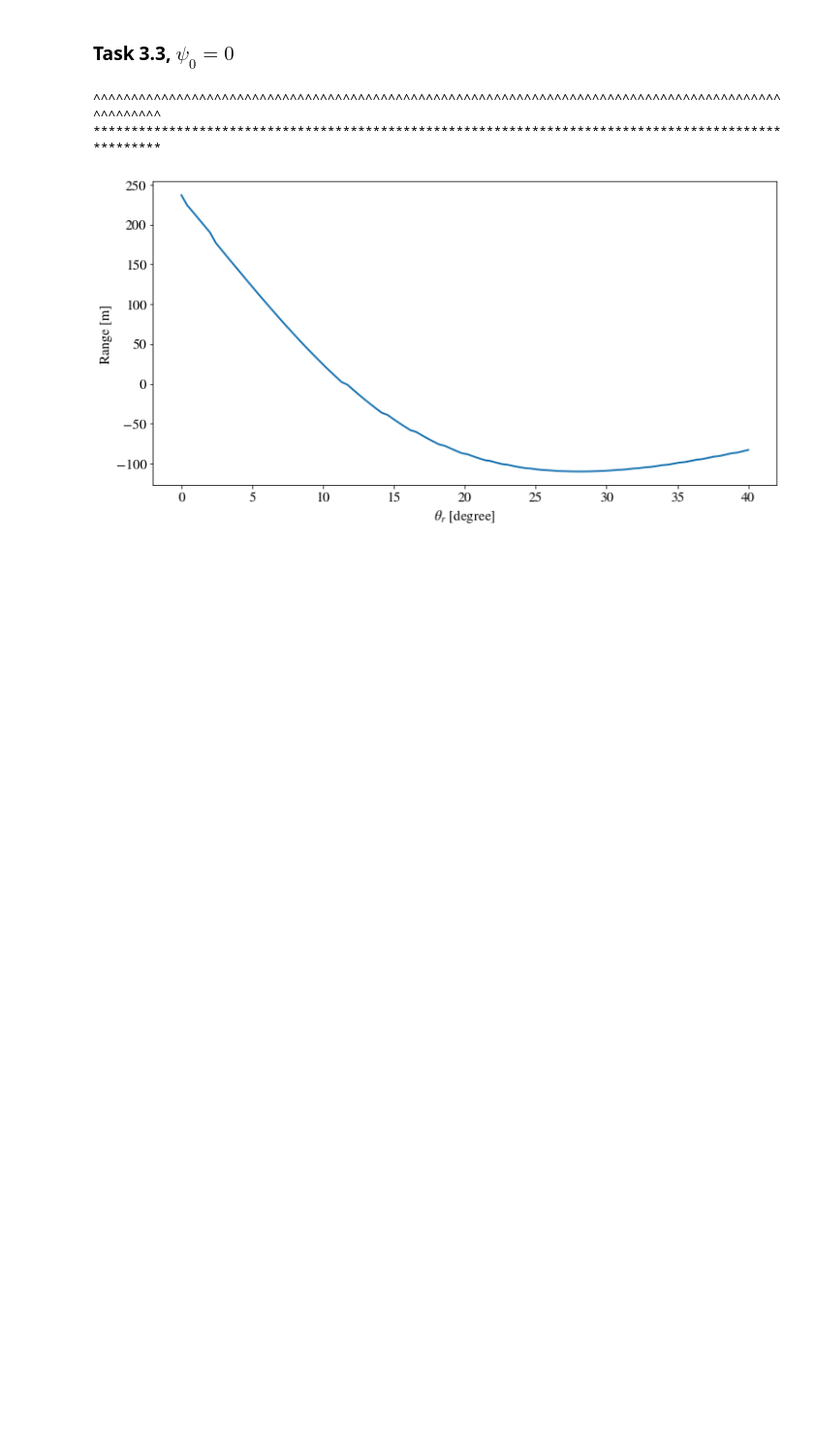
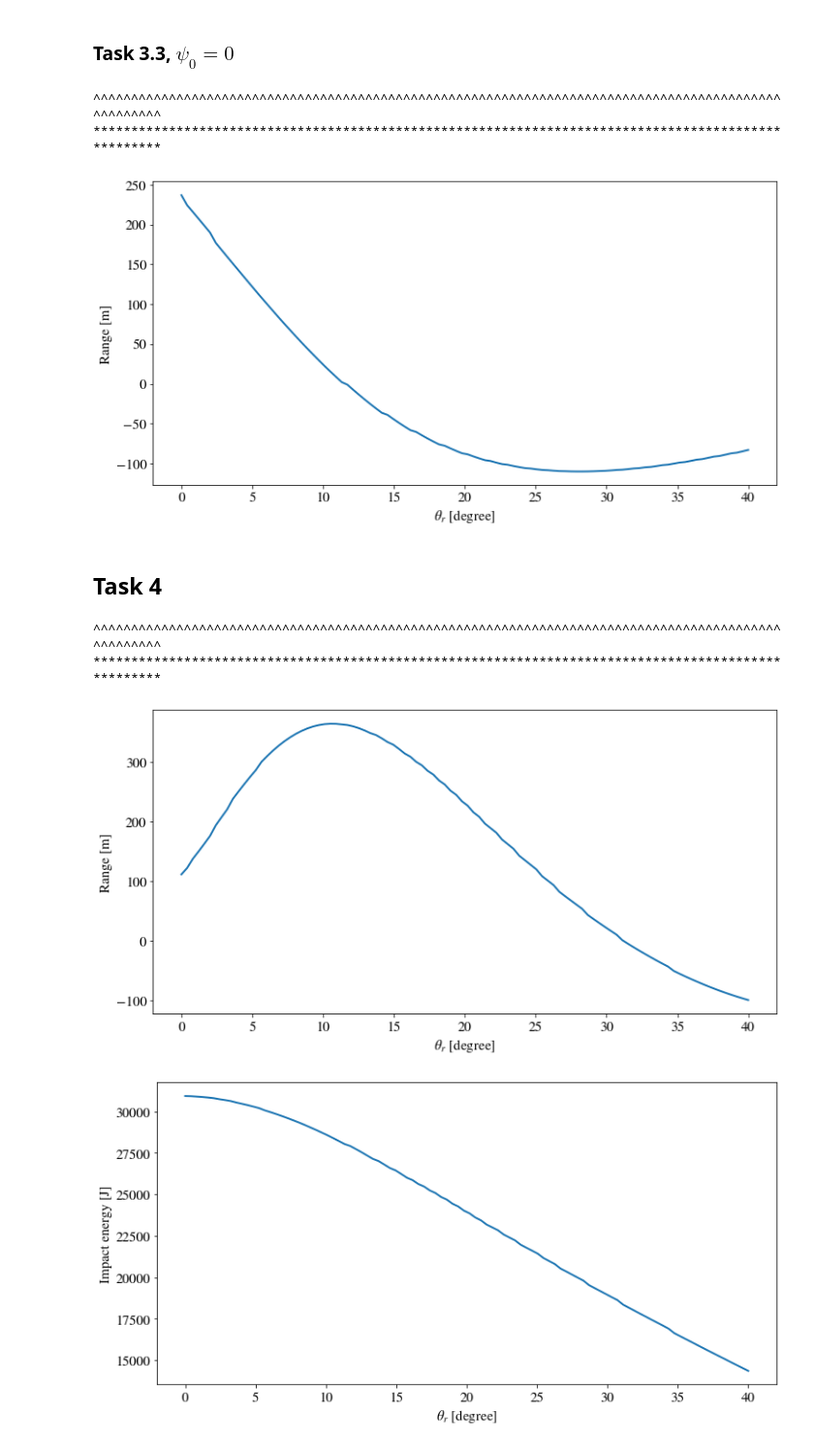
Before and after one commit to sindrelothe/TFY4345-project-2-H2021, a Jupyter notebook: Nummerisk prosjekt Sindre Lothe.ipynb, the cells around one changed output. Shown: that part at 97% size. Drawn from its saved outputs; the diff is of its cells as text; code cells hidden in the pictures; blank space fills up the shorter version.

Commit message:
Wrote code for task 4

```diff
--- a/Nummerisk prosjekt Sindre Lothe.ipynb
+++ b/Nummerisk prosjekt Sindre Lothe.ipynb
@@ -332,10 +332,10 @@ h: float = 0.001
 thetar_list = np.linspace(0, 40*np.pi/180, 100)
 lengths = np.zeros(len(thetar_list))
 print("^"*len(thetar_list))
-y0_trebuchet_task3_2: np.ndarray = np.array([theta0, dtheta0, 0, dpsi0])
+y0_trebuchet_task3_3: np.ndarray = np.array([theta0, dtheta0, 0, dpsi0])
 for i in range(len(thetar_list)):
     print("*", end="")
-    y_list: np.ndarray = Runge_Kutta4_new_version(F_lambda_treb, y0_trebuchet_task3_2, h, lambda y : y[0] < thetar_list[i])
+    y_list: np.ndarray = Runge_Kutta4_new_version(F_lambda_treb, y0_trebuchet_task3_3, h, lambda y : y[0] < thetar_list[i])
     positions: np.ndarray = r2b_function(y_list[:, 0], y_list[:, 2], l2, l3, l4)
     velocities: np.ndarray = v2b_function(y_list[:, 0], y_list[:, 1], y_list[:, 2], y_list[:, 3], l2, l4)
     init_vals: np.ndarray = np.array([positions[0, -1], velocities[0, -1], positions[1, -1], velocities[1, -1]])
@@ -351,3 +351,40 @@ plt.ylabel("Range [m]")
 plt.show()
 # %% [output]
 [figure]
+# %% [markdown]
+## Task 4
+# %%
+# Function which computes the kinetic energy given a list of x, dx/dt, y, dy/dt and the mass of the object. This will be the impact energy when y = 0.
+def impact_energy_function(y_vector: np.ndarray, m: float) -> float:
+    return 0.5*m*(y_vector[1]**2 + y_vector[3]**2)
+# %%
+h: float = 0.001
+thetar_list = np.linspace(0, 40*np.pi/180, 100)
+lengths = np.zeros(len(thetar_list))
+energies = np.zeros(len(thetar_list))
+print("^"*len(thetar_list))
+for i in range(len(thetar_list)):
+    print("*", end="")
+    y_list: np.ndarray = Runge_Kutta4_new_version(F_lambda_treb, y0_trebuchet, h, lambda y : y[0] < thetar_list[i])
+    positions: np.ndarray = r2b_function(y_list[:, 0], y_list[:, 2], l2, l3, l4)
+    velocities: np.ndarray = v2b_function(y_list[:, 0], y_list[:, 1], y_list[:, 2], y_list[:, 3], l2, l4)
+    init_vals: np.ndarray = np.array([positions[0, -1], velocities[0, -1], positions[1, -1], velocities[1, -1]])
+    y_list_thrown: np.ndarray = Runge_Kutta4_new_version(F_function_no_drag, init_vals, h, lambda y : y[2] < 0)
+    lengths[i] = y_list_thrown[-1, 0]
+    energies[i] = impact_energy_function(y_list_thrown[-1], m2)
+# %% [output]
+^^^^^^^^^^^^^^^^^^^^^^^^^^^^^^^^^^^^^^^^^^^^^^^^^^^^^^^^^^^^^^^^^^^^^^^^^^^^^^^^^^^^^^^^^^^^^^^^^^^^
+****************************************************************************************************
+# %%
+plt.plot(thetar_list*180/np.pi, lengths)
+plt.xlabel(r"$\theta_r$ [degree]")
+plt.ylabel("Range [m]")
+plt.show()
+
+plt.plot(thetar_list*180/np.pi, energies)
+plt.xlabel(r"$\theta_r$ [degree]")
+plt.ylabel("Impact energy [J]")
+plt.show()
+# %% [output]
+[figure, added]
+[figure, added]
```
